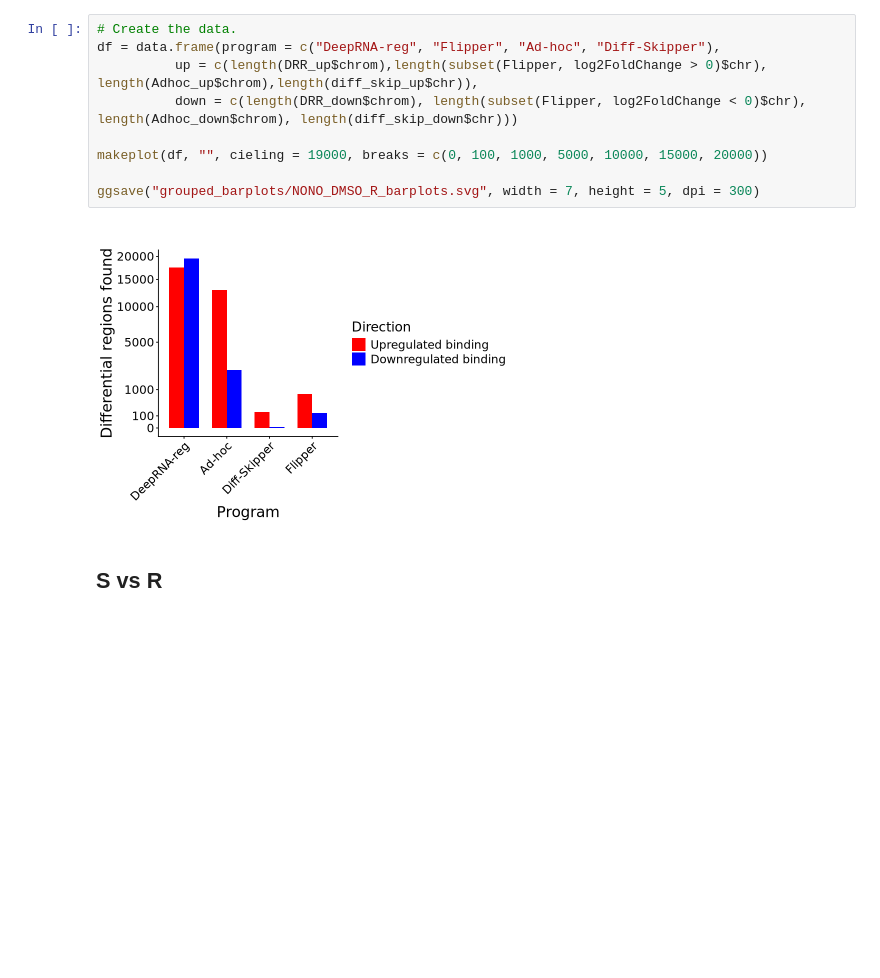
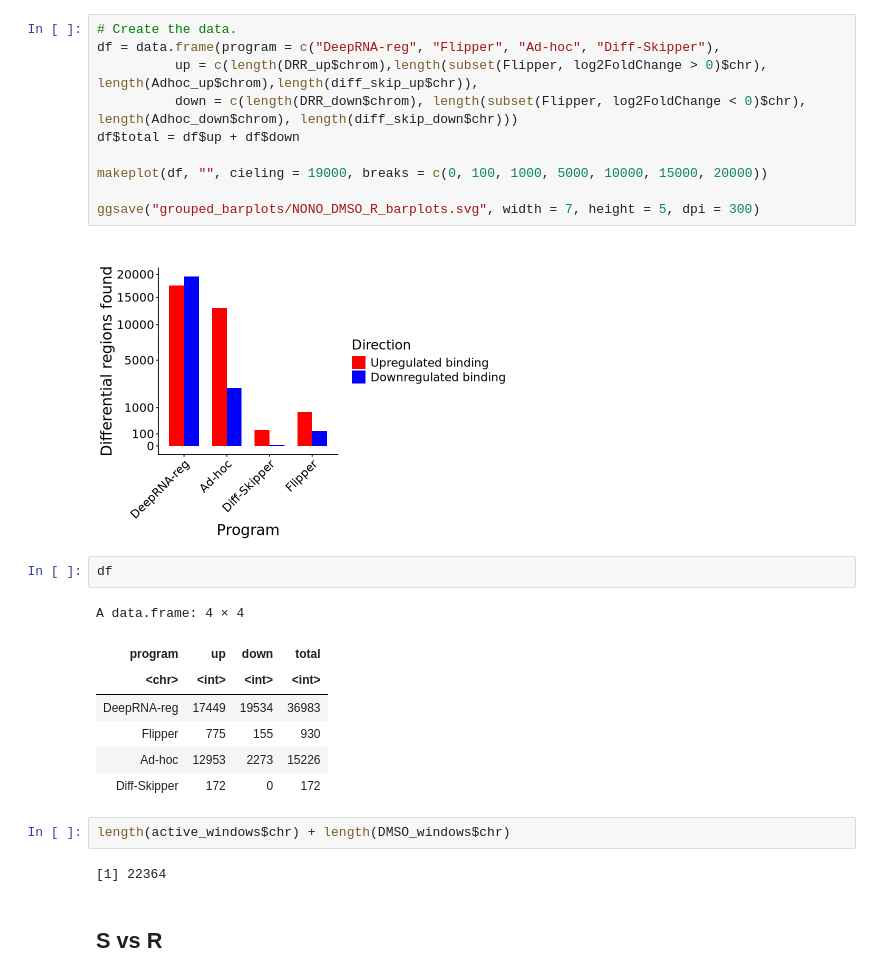
Before and after one commit to YeoLab/flipper, a Jupyter notebook: manuscript_figures/grouped_barplot.ipynb, the cells around one changed output. Drawn from its saved outputs; the diff is of its cells as text; blank space fills up the shorter version.

```diff
--- a/manuscript_figures/grouped_barplot.ipynb
+++ b/manuscript_figures/grouped_barplot.ipynb
@@ -76,12 +76,27 @@ diff_skip_down = read.csv("~/scratch/new_skipper_test/testing/results/NONO_skipp
 df = data.frame(program = c("DeepRNA-reg", "Flipper", "Ad-hoc", "Diff-Skipper"),
           up = c(length(DRR_up$chrom),length(subset(Flipper, log2FoldChange > 0)$chr), length(Adhoc_up$chrom),length(diff_skip_up$chr)),
           down = c(length(DRR_down$chrom), length(subset(Flipper, log2FoldChange < 0)$chr), length(Adhoc_down$chrom), length(diff_skip_down$chr)))
+df$total = df$up + df$down
 
 makeplot(df, "", cieling = 19000, breaks = c(0, 100, 1000, 5000, 10000, 15000, 20000))
 
 ggsave("grouped_barplots/NONO_DMSO_R_barplots.svg", width = 7, height = 5, dpi = 300)
 # %% [output]
 [figure]
+# %%
+df
+# %% [output]
+A data.frame: 4 × 4
+| program | up | down | total |
+| <chr> | <int> | <int> | <int> |
+| DeepRNA-reg | 17449 | 19534 | 36983 |
+| Flipper | 775 | 155 | 930 |
+| Ad-hoc | 12953 | 2273 | 15226 |
+| Diff-Skipper | 172 | 0 | 172 |
+# %%
+length(active_windows$chr) + length(DMSO_windows$chr)
+# %% [output]
+[1] 22364
 # %% [markdown]
 ## S vs R
 # %% [markdown]
```
Also changed, not shown: parts of 12 cells of this notebook, 6 other files.
